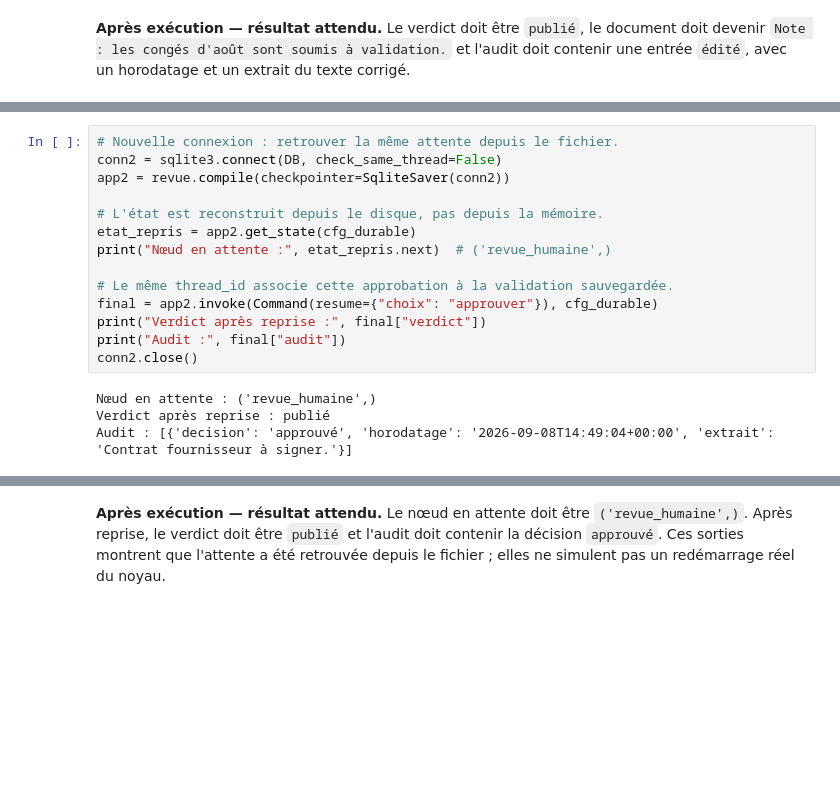
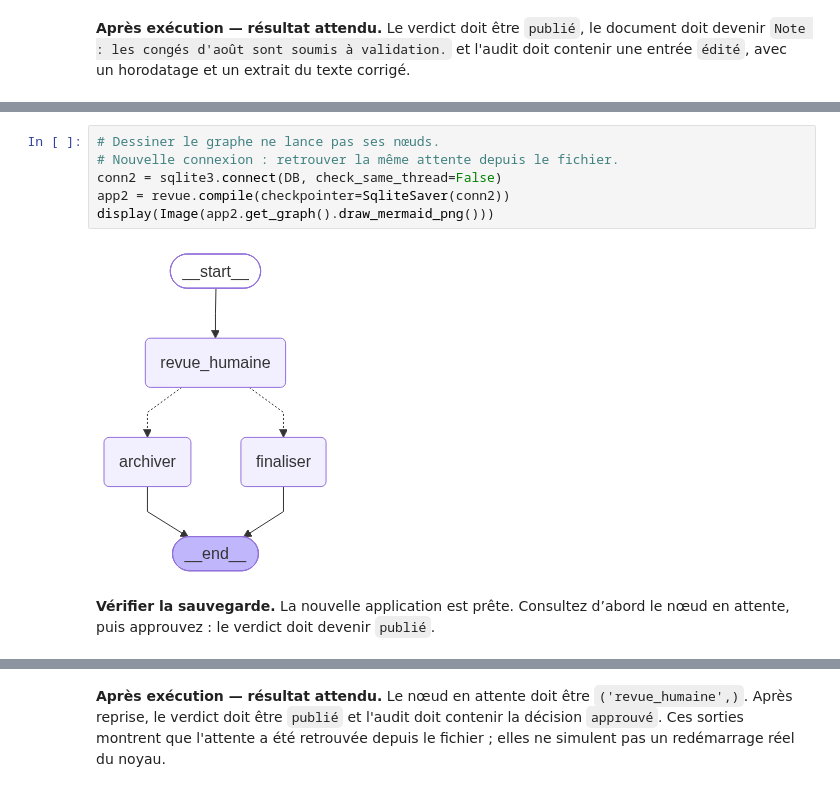
Before and after one commit to mlabarrere/Formation-Mistral-Public, a Jupyter notebook: J3_Avancé/T1_Workflows_HITL/NB_T1a_workflows_hitl.ipynb, the cells around one changed output, grey strips where cells are left out. Saved outputs shown, nothing was run; the diff lists cells and outputs as text; blank space fills up the shorter version.

```diff
--- a/J3_Avancé/T1_Workflows_HITL/NB_T1a_workflows_hitl.ipynb
+++ b/J3_Avancé/T1_Workflows_HITL/NB_T1a_workflows_hitl.ipynb
@@ -352,18 +525,10 @@ Première connexion : graphe interrompu, état écrit sur disque.
 # %%
+# Dessiner le graphe ne lance pas ses nœuds.
 # Nouvelle connexion : retrouver la même attente depuis le fichier.
 conn2 = sqlite3.connect(DB, check_same_thread=False)
 app2 = revue.compile(checkpointer=SqliteSaver(conn2))
-
-# L'état est reconstruit depuis le disque, pas depuis la mémoire.
-etat_repris = app2.get_state(cfg_durable)
-print("Nœud en attente :", etat_repris.next)  # ('revue_humaine',)
-
-# Le même thread_id associe cette approbation à la validation sauvegardée.
-final = app2.invoke(Command(resume={"choix": "approuver"}), cfg_durable)
-print("Verdict après reprise :", final["verdict"])
-print("Audit :", final["audit"])
-conn2.close()
+display(Image(app2.get_graph().draw_mermaid_png()))
 # %% [output]
-Nœud en attente : ('revue_humaine',)
-Verdict après reprise : publié
-Audit : [{'decision': 'approuvé', 'horodatage': '2026-09-08T14:49:04+00:00', 'extrait': 'Contrat fournisseur à signer.'}]
+[figure, added]
+# %% [markdown]
+**Vérifier la sauvegarde.** La nouvelle application est prête. Consultez d’abord le nœud en attente, puis approuvez : le verdict doit devenir `publié`.
```
Also changed, not shown: parts of 93 cells of this notebook.
